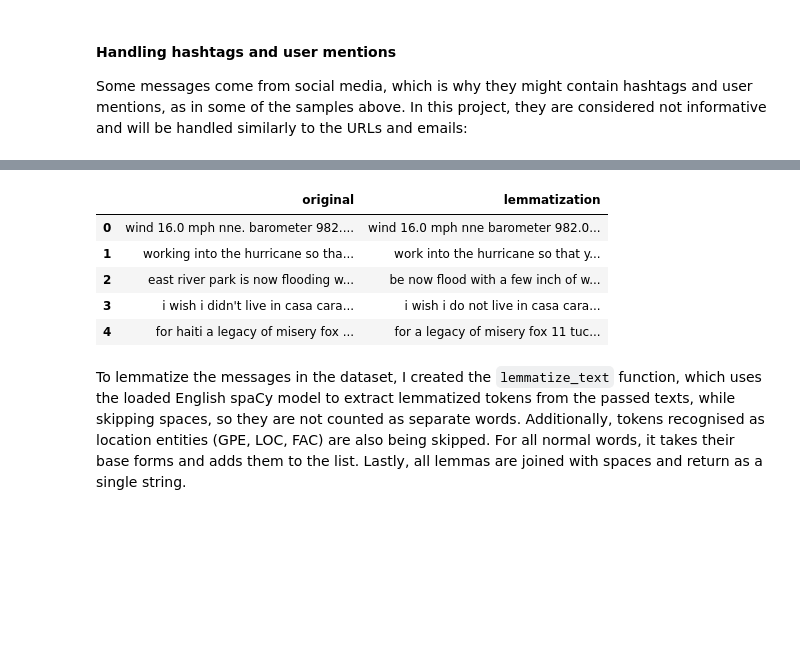
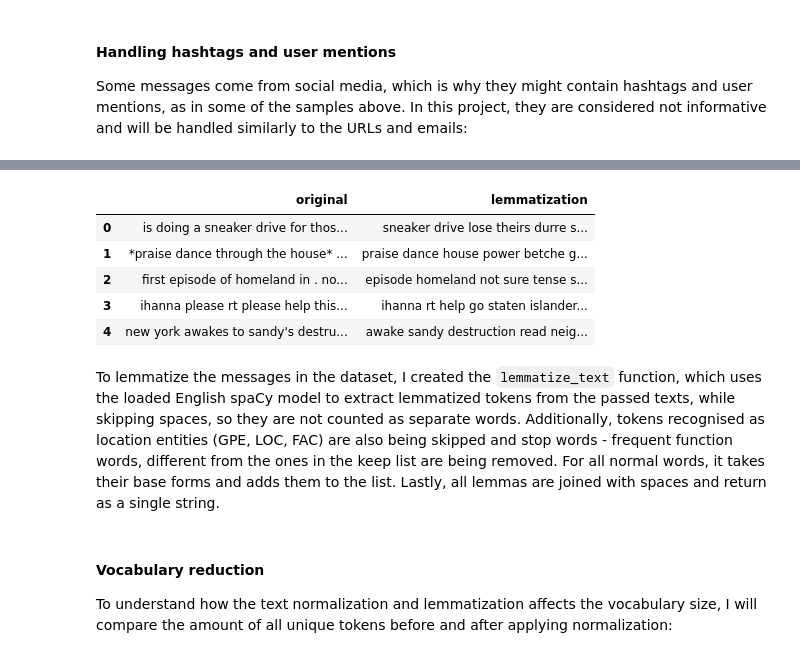
Before and after one commit to KaterinaSSlavova/Crisis-Help-Classification, a Jupyter notebook: Notebooks/02_data_provisioning.ipynb, the cells around one changed output, grey strips where cells are left out. Saved outputs shown, nothing was run; the diff lists cells and outputs as text; code cells hidden in the pictures; blank space fills up the shorter version.

```diff
--- a/Notebooks/02_data_provisioning.ipynb
+++ b/Notebooks/02_data_provisioning.ipynb
@@ -1080,10 +1236,11 @@ Without lowercasing, the 3 different versions of "water" would be treated as dif
 *Before lowercasing:* "water", "Water", "WATER"
 *After lowercasing:* "water"
 # %%
-messages = X_train.copy()
+pd.set_option("display.max_colwidth", None)
+messages = X_train_us.astype(str).copy()
 lowered_messages = messages.str.lower()
 
 df = pd.DataFrame({"original": messages, "lowercased": lowered_messages})
-df.head()
+df.sample(3)
 # %% [output]
 |  | original | lowercased |
@@ -1096,11 +1251,11 @@ df.head()
 #### Replacing URLs and email addresses
 Some messages in the dataset, contain URLs and email addresses, for references to news articles or contact details. Usually, they are not relevant for the model and can be removed completely from the sentence to reduce noise, vocabulary size and help the model focus on the more important parts of the sentence:
 # %%
-mask_urls_emails = df["lowercased"].str.contains(r"http|www\.|@\w+\.\w+", regex=True, na=False)
-examples = df["lowercased"].loc[mask_urls_emails].copy()
-examples_norm = examples.str.replace(r"http\S+|www\.\S+", " ", regex=True)
-examples_norm = examples_norm.str.replace(r"\b[\w\.-]+@[\w\.-]+\.\w+\b", " ", regex=True)
-df_examples = pd.DataFrame({"original": examples, "after_url_email_replacement": examples_norm})
-df_examples.head()
+msg = df["lowercased"]
+url_norm = msg.str.replace(r"http\S+|www\.\S+", " ", regex=True)
+email_norm = url_norm.str.replace(r"\b[\w\.-]+@[\w\.-]+\.\w+\b", " ", regex=True)
+changed_mask = msg.ne(email_norm)
+df_examples = pd.DataFrame({"original":msg.loc[changed_mask], "after_url_email_replacement": email_norm.loc[changed_mask]})
+df_examples.sample(3)
 # %% [output]
 |  | original | after_url_email_replacement |
@@ -1113,9 +1266,11 @@ df_examples.head()
 #### Handling hashtags and user mentions
 Some messages come from social media, which is why they might contain hashtags and user mentions, as in some of the samples above. In this project, they are considered not informative and will be handled similarly to the URLs and emails:
 # %%
-examples_norm = df_examples["after_url_email_replacement"].str.replace(r"#(\w+)", " ", regex=True)
-examples_norm = examples_norm.str.replace(r"@\w+", " ", regex=True)
-df_ex = pd.DataFrame({"original": df_examples["after_url_email_replacement"].values,"after_hashtag_mention_handling": examples_norm.values})
-df_ex.head()
+msg = email_norm.copy()
+hashtag_norm = msg.str.replace(r"#(\w+)", " ", regex=True)
+mention_norm = hashtag_norm.str.replace(r"@\w+", " ", regex=True)
+changed_mask = msg.ne(mention_norm)
+df_example = pd.DataFrame({"original": msg.loc[changed_mask],"after_hashtag_mention_handling": mention_norm.loc[changed_mask]})
+df_example.sample(3)
 # %% [output]
 |  | original | after_hashtag_mention_handling |
@@ -1126,0 +1287,7 @@ df_ex.head()
+# %%
+msg = mention_norm.copy()
+punc_norm = msg.str.replace(r"([!?.,])\1{1,}", r"\1", regex=True)
+space_norm = punc_norm.str.replace(r"\s+", " ", regex=True).str.strip()
+changed = msg.ne(space_norm)
+df_example = pd.DataFrame({"original": msg.loc[changed_mask],"after_punctuation_whitespace_handling": space_norm.loc[changed_mask]})
+df_example.sample(3)
@@ -1133,28 +1305,34 @@ As a last text normalization step, I will apply lemmatization. This technique is
 # %%
 import spacy
 
 def lemmatize_text(text):
+    keep = {"no", "not", "never", "n't"}
     doc = nlp(text)
     lemmas = []
     for token in doc:
         if token.ent_type_ in ("GPE", "LOC", "FAC"):
             continue
         if token.is_space or token.is_punct:
             continue
+        if token.is_stop and token.text.lower() not in keep:
+            continue
         lemmas.append(token.lemma_.lower())
     return " ".join(lemmas)
 
 nlp = spacy.load("en_core_web_sm")
-ex_lem = df_ex["after_hashtag_mention_handling"].copy()
+ex_lem = df_example["after_punctuation_whitespace_handling"].copy()
 examples_lem_norm = ex_lem.apply(lemmatize_text)
 df_lem = pd.DataFrame({"original": ex_lem.values,"lemmatization": examples_lem_norm.values})
 df_lem.head()
 # %% [output]
 |  | original | lemmatization |
-| 0 | wind 16.0 mph nne. barometer 982.... | wind 16.0 mph nne barometer 982.0... |
-| 1 | working into the hurricane so tha... | work into the hurricane so that y... |
-| 2 | east river park is now flooding w... | be now flood with a few inch of w... |
-| 3 | i wish i didn't live in casa cara... | i wish i do not live in casa cara... |
-| 4 | for haiti a legacy of misery fox ... | for a legacy of misery fox 11 tuc... |
+| 0 | is doing a sneaker drive for thos... | sneaker drive lose theirs durre s... |
+| 1 | *praise dance through the house* ... | praise dance house power betche g... |
+| 2 | first episode of homeland in . no... | episode homeland not sure tense s... |
+| 3 | ihanna please rt please help this... | ihanna rt help go staten islander... |
+| 4 | new york awakes to sandy's destru... | awake sandy destruction read neig... |
 # %% [markdown]
-To lemmatize the messages in the dataset, I created the `lemmatize_text` function, which uses the loaded English spaCy model to extract lemmatized tokens from the passed texts, while skipping spaces, so they are not counted as separate words. Additionally, tokens recognised as location entities (GPE, LOC, FAC) are also being skipped. For all normal words, it takes their base forms and adds them to the list. Lastly, all lemmas are joined with spaces and return as a single string.
+To lemmatize the messages in the dataset, I created the `lemmatize_text` function, which uses the loaded English spaCy model to extract lemmatized tokens from the passed texts, while skipping spaces, so they are not counted as separate words. Additionally, tokens recognised as location entities (GPE, LOC, FAC) are also being skipped and stop words - frequent function words, different from the ones in the keep list are being removed.  For all normal words, it takes their base forms and adds them to the list. Lastly, all lemmas are joined with spaces and return as a single string.
+# %% [markdown]
+#### Vocabulary reduction
+To understand how the text normalization and lemmatization affects the vocabulary size, I will compare the amount of all unique tokens before and after applying normalization:
```
Also changed, not shown: parts of 63 cells of this notebook, 11 other files.
